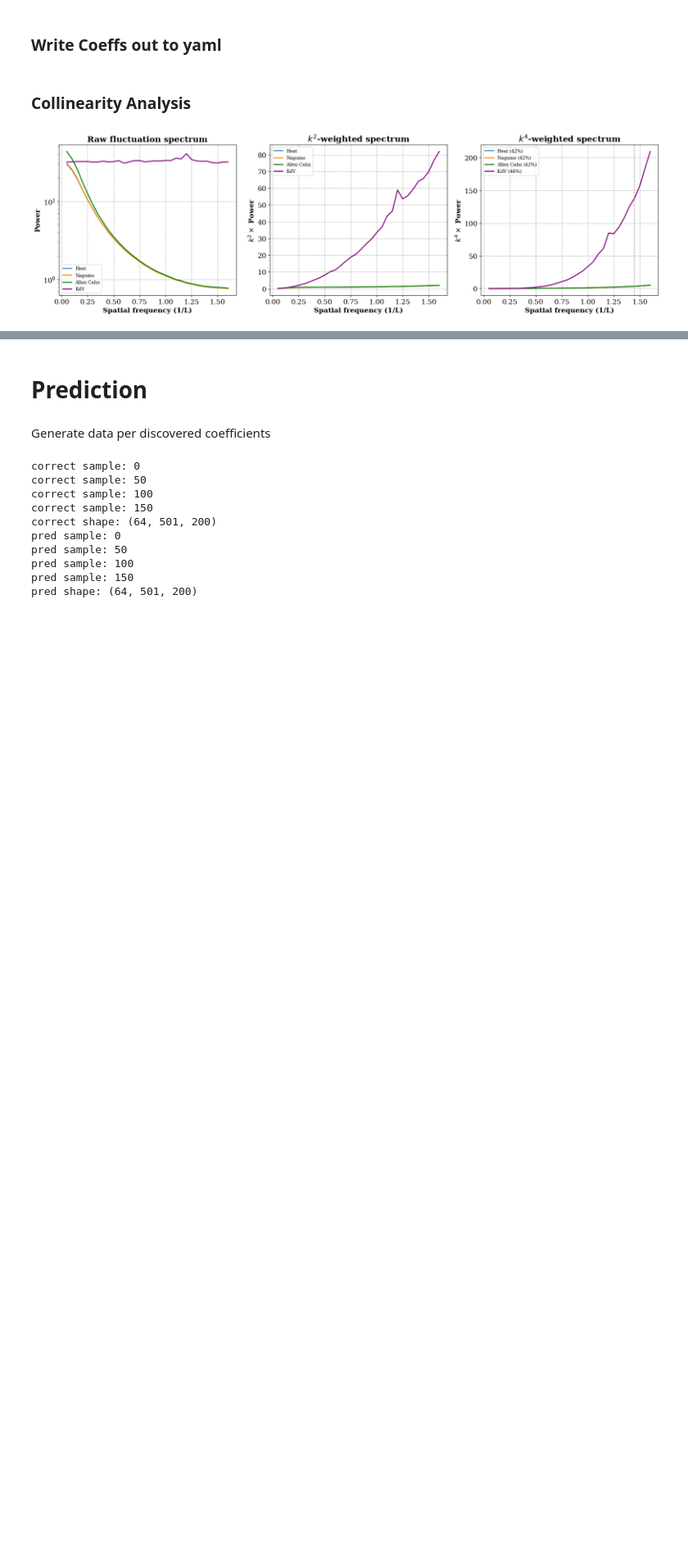
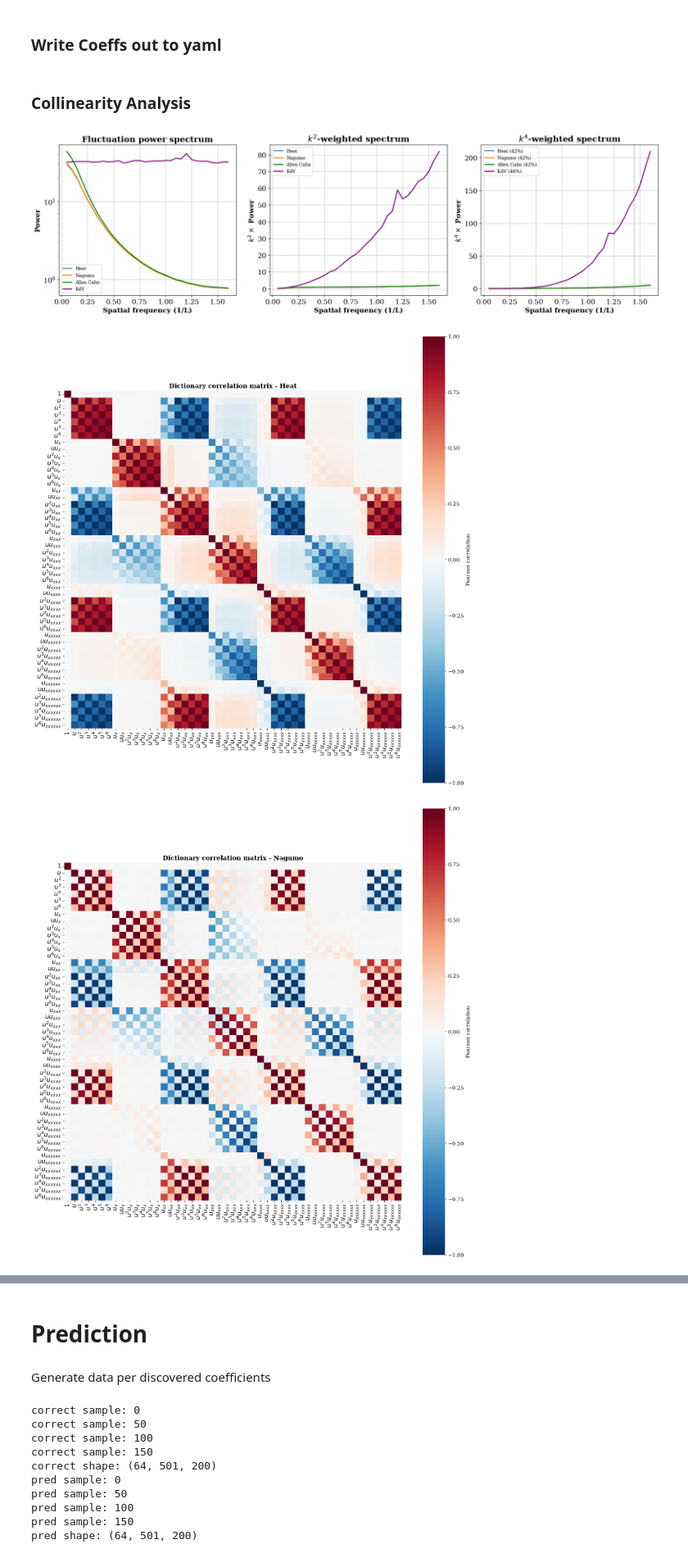
Before and after one commit to rogoson/Stochastic-PDE-Discovery, a Jupyter notebook: MasterNotebook.ipynb, the cells around one changed output, grey strips where cells are left out. Shown at 82% size. Cells and saved outputs as stored; diff of their text form; code cells hidden in the pictures; blank space fills up the shorter version.

```diff
--- a/MasterNotebook.ipynb
+++ b/MasterNotebook.ipynb
@@ -31,7 +31,7 @@ SHOW_U_DISTRIBUTION = False
 UPDATE_PARAMETERS = True
 DO_SMOOTHNESS_ANALYSIS = True
 DO_UXX_UXXXX_CORR = False
-DO_HEATMAPS = False
+DO_HEATMAPS = True
 DO_TEMPORAL_CORR_DIAGNOSTIC = False
 EQUAL_SIZE_CONFIGS = {(3, 6), (6, 3)}
 
@@ -275,7 +275,7 @@ def getAlgorithms():
     def runSINDy(Theta, y, task):
         lam = yamlParameters["common"][f"sindy_{task.lower()}_lambda"]
         np.random.seed(0)
-        Xi = SPDE.sindy(lam, Theta, y.reshape(1, -1, order="F"))
+        Xi = SPDE.stridge(lam, Theta, y.reshape(1, -1, order="F"))
         return Xi.reshape(-1), None
 
     def runVBAlg2(Theta, y, task):
@@ -532,7 +532,7 @@ if DO_SMOOTHNESS_ANALYSIS:
 
     axes[2].axvline(top_decile_cutoff, color='gray', linestyle='--', linewidth=1)
 
-    titles = ['Raw fluctuation spectrum', r'$k^2$-weighted spectrum', r'$k^4$-weighted spectrum']
+    titles = ['Fluctuation power spectrum', r'$k^2$-weighted spectrum', r'$k^4$-weighted spectrum']
     ylabels = ['Power', r'$k^2 \times$ Power', r'$k^4 \times$ Power']
     for ax, title, ylabel in zip(axes, titles, ylabels):
         ax.set_xlabel('Spatial frequency (1/L)', fontweight='bold')
@@ -592,36 +592,44 @@ if DO_UXX_UXXXX_CORR:
         plt.show()
 # %%
 import seaborn as sns
+import re
 
-plt.rcParams['font.size'] = 10
+plt.rcParams['font.size'] = 12
 
 if DO_HEATMAPS:
     for problem in experimentKeys:
         if not experimentKeys[problem] or problem == "Burgers":
             continue
 
         desc = problemDescriptions[problem]
         dictionary = problemDictionaries[problem]
         corr = np.corrcoef(dictionary.T)
 
-        labels = [d if d != '' else '1' for d in desc]
+        labels = [f'${d}$' if d != '' else '1' for d in desc]
+        labels = [
+            f"${re.sub(r'([xX]+)', r'{\1}', d)}$" if d != '' else '1'
+            for d in desc
+        ]
 
         fig, ax = plt.subplots(figsize=(max(8, 0.3 * len(desc)), max(8, 0.3 * len(desc))))
         sns.heatmap(
             corr,
             ax=ax,
             cmap='RdBu_r',
             vmin=-1, vmax=1,
             xticklabels=labels,
             yticklabels=labels,
             square=True,
             cbar_kws={'label': 'Pearson correlation'},
         )
 
         ax.set_title(f'Dictionary correlation matrix - {problem}', fontweight='bold')
-        ax.tick_params(axis='x', labelrotation=90, labelsize=8)
-        ax.tick_params(axis='y', labelrotation=0, labelsize=8)
+        ax.tick_params(axis='x', labelrotation=90, labelsize=14)
+        ax.tick_params(axis='y', labelrotation=0, labelsize=14)
 
         plt.tight_layout()
         plt.savefig(f'worthwhileImages/corr_heatmap_{problem.lower()}.pdf', dpi=150, bbox_inches='tight')
         plt.show()
+# %% [output]
+[figure, added]
+[figure, added]
```
Also changed, not shown: parts of 4 cells of this notebook, 48 other files.
